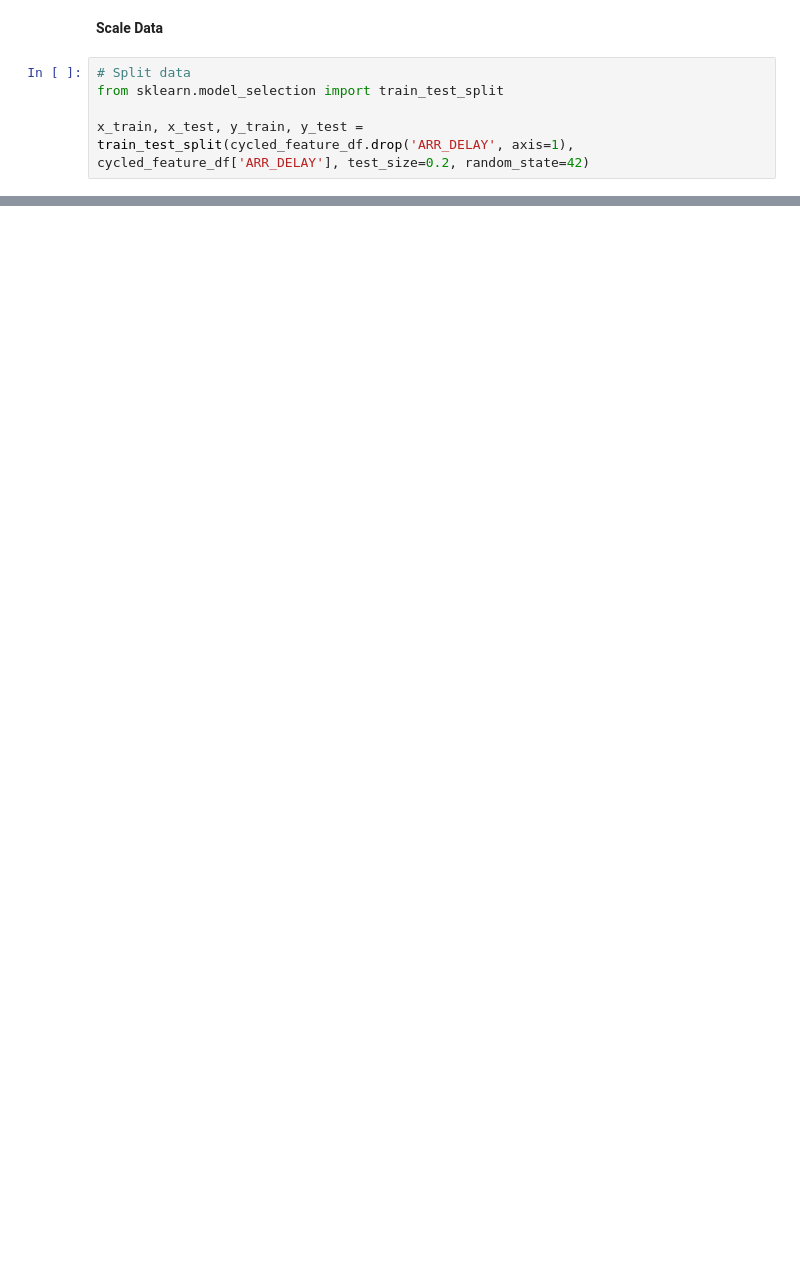
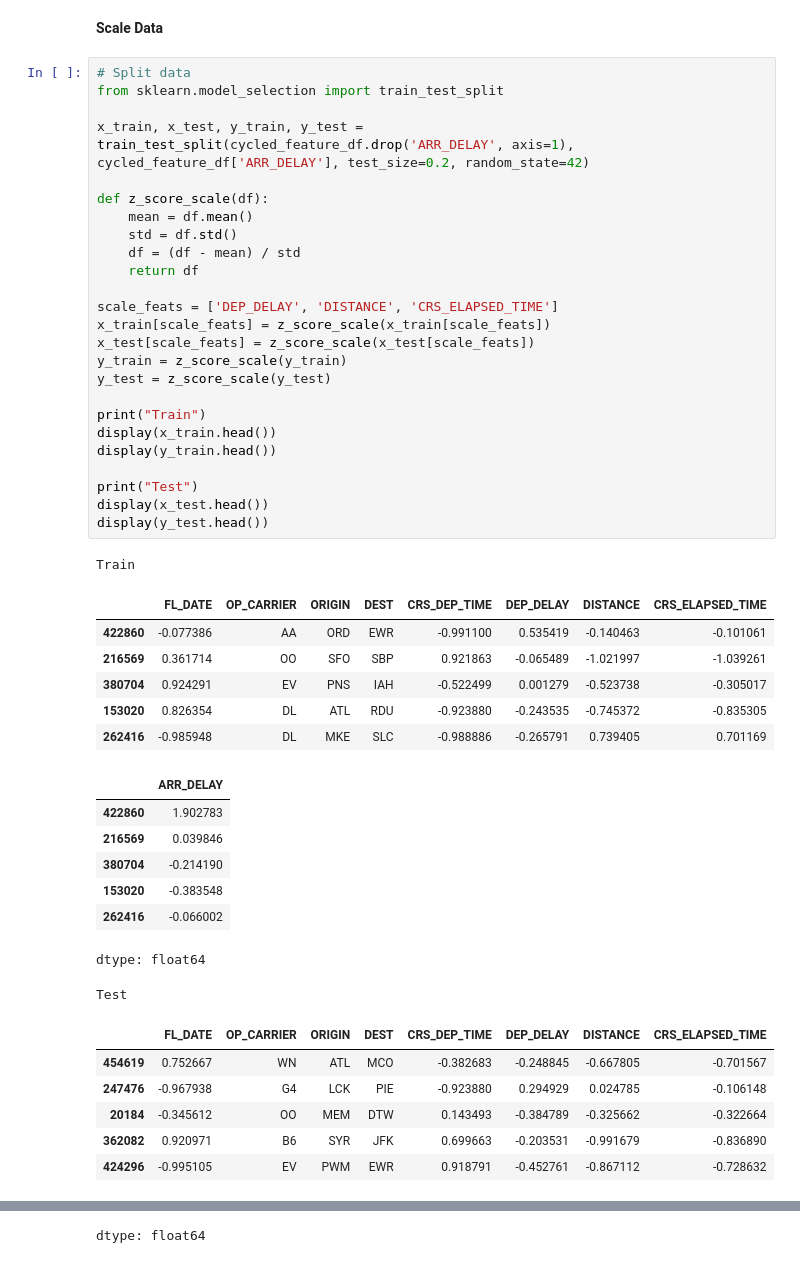
Before and after one commit to litAardvark/CSE151A_Group_Project_SII25, a Jupyter notebook: CSE151A_project.ipynb, the cells around one changed output, grey strips where cells are left out. Saved outputs shown, nothing was run; the diff lists cells and outputs as text; blank space fills up the shorter version.

```diff
--- a/CSE151A_project.ipynb
+++ b/CSE151A_project.ipynb
@@ -262,5 +263,47 @@ dtype: int64
 # %%
 # Split data
 from sklearn.model_selection import train_test_split
 
 x_train, x_test, y_train, y_test = train_test_split(cycled_feature_df.drop('ARR_DELAY', axis=1), cycled_feature_df['ARR_DELAY'], test_size=0.2, random_state=42)
+
+def z_score_scale(df):
+    mean = df.mean()
+    std = df.std()
+    df = (df - mean) / std
+    return df
+
+scale_feats = ['DEP_DELAY', 'DISTANCE', 'CRS_ELAPSED_TIME']
+x_train[scale_feats] = z_score_scale(x_train[scale_feats])
+x_test[scale_feats] = z_score_scale(x_test[scale_feats])
+y_train = z_score_scale(y_train)
+y_test = z_score_scale(y_test)
+
+print("Train")
+display(x_train.head())
+display(y_train.head())
+
+print("Test")
+display(x_test.head())
+display(y_test.head())
+# %% [output]
+Train
+|  | FL_DATE | OP_CARRIER | ORIGIN | DEST | CRS_DEP_TIME | DEP_DELAY | DISTANCE | CRS_ELAPSED_TIME |
+| 422860 | -0.077386 | AA | ORD | EWR | -0.991100 | 0.535419 | -0.140463 | -0.101061 |
+| 216569 | 0.361714 | OO | SFO | SBP | 0.921863 | -0.065489 | -1.021997 | -1.039261 |
+| 380704 | 0.924291 | EV | PNS | IAH | -0.522499 | 0.001279 | -0.523738 | -0.305017 |
+| 153020 | 0.826354 | DL | ATL | RDU | -0.923880 | -0.243535 | -0.745372 | -0.835305 |
+| 262416 | -0.985948 | DL | MKE | SLC | -0.988886 | -0.265791 | 0.739405 | 0.701169 |
+|  | ARR_DELAY |
+| 422860 | 1.902783 |
+| 216569 | 0.039846 |
+| 380704 | -0.214190 |
+| 153020 | -0.383548 |
+| 262416 | -0.066002 |
+dtype: float64
+Test
+|  | FL_DATE | OP_CARRIER | ORIGIN | DEST | CRS_DEP_TIME | DEP_DELAY | DISTANCE | CRS_ELAPSED_TIME |
+| 454619 | 0.752667 | WN | ATL | MCO | -0.382683 | -0.248845 | -0.667805 | -0.701567 |
+| 247476 | -0.967938 | G4 | LCK | PIE | -0.923880 | 0.294929 | 0.024785 | -0.106148 |
+| 20184 | -0.345612 | OO | MEM | DTW | 0.143493 | -0.384789 | -0.325662 | -0.322664 |
+| 362082 | 0.920971 | B6 | SYR | JFK | 0.699663 | -0.203531 | -0.991679 | -0.836890 |
+| 424296 | -0.995105 | EV | PWM | EWR | 0.918791 | -0.452761 | -0.867112 | -0.728632 |
@@ -266,0 +316 @@ x_train, x_test, y_train, y_test = train_test_split(cycled_feature_df.drop('ARR_
+dtype: float64
```
Also changed, not shown: parts of 5 cells of this notebook.
